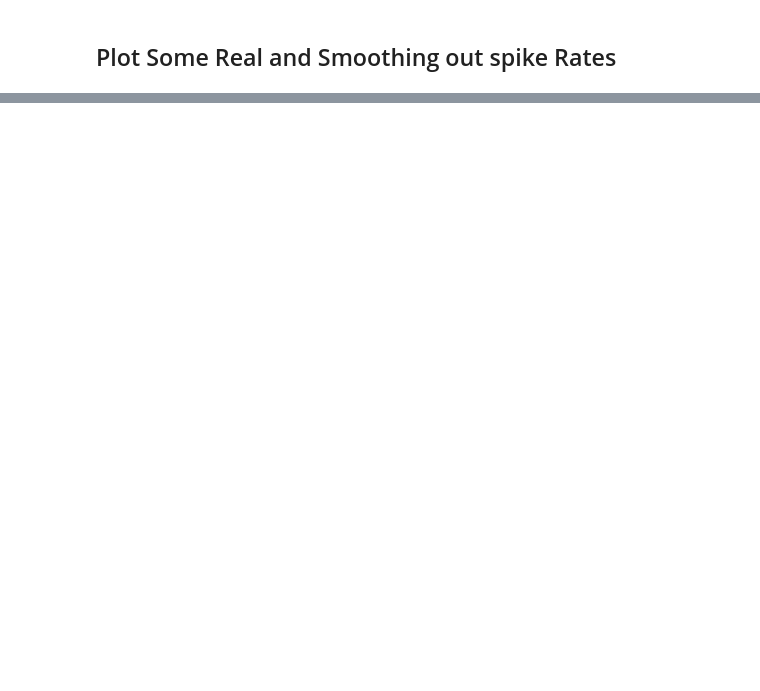
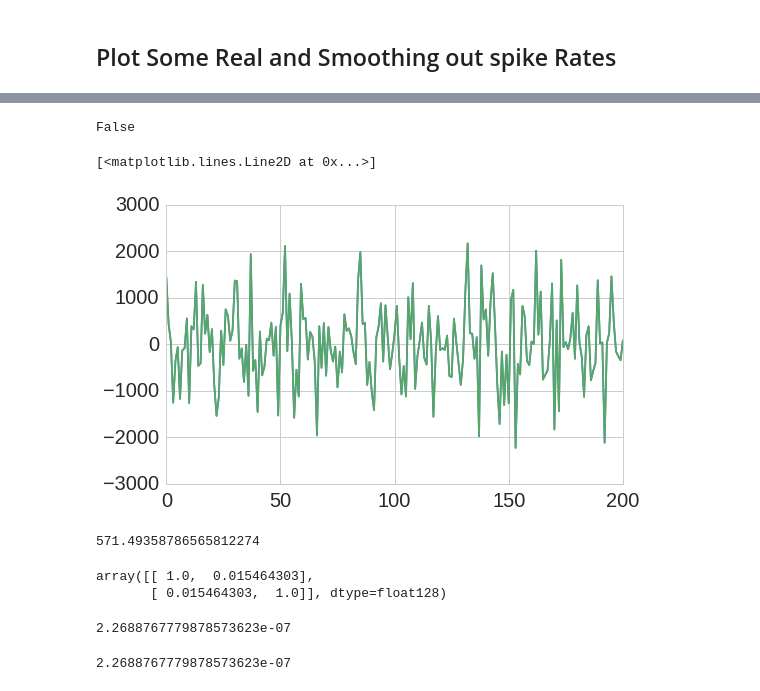
Before and after one commit to yves-weissenberger/GPR, a Jupyter notebook: GPFA_E_step_laplace_inf.ipynb, the cells around one changed output, grey strips where cells are left out. Saved outputs shown, nothing was run; the diff lists cells and outputs as text; code cells hidden in the pictures; blank space fills up the shorter version.

```diff
--- a/GPFA_E_step_laplace_inf.ipynb
+++ b/GPFA_E_step_laplace_inf.ipynb
@@ -758,0 +421,32 @@ def learnLTparams(oldParams, infRes, experiment, CdOptimMethod, CdMaxIter=None,
+# %%
+x2 =np.random.normal(size=x.shape)
+# %%
+xbar2 = x2.T.flatten()
+# %%
+r2 = op.approx_fprime(np.squeeze(xbar2),
+                calc_post_unNorm,
+                1e-6,
+                ybar,C_big,d,K_bigInv,t,n_neurons)
+# %%
+np.allclose(xbar2,np.array([np.squeeze(xbar2)]).T)
+# %% [output]
+False
+# %%
+r1 = calc_post_grad(np.squeeze(xbar2),ybar,C_big,d,K_bigInv,t,n_neurons)
+# %%
+plt.figure(figsize=(18,5))
+plt.subplot(1,2,1)
+plt.plot(r1)
+plt.plot(r2)
+# %% [output]
+[<matplotlib.lines.Line2D at 0x...>]
+[figure, added]
+# %%
+np.sum(r1-r2)
+# %% [output]
+571.49358786565812274
+# %%
+np.corrcoef(r1,r2)
+# %% [output]
+array([[ 1.0,  0.015464303],
+       [ 0.015464303,  1.0]], dtype=float128)
@@ -758,0 +455,8 @@ def learnLTparams(oldParams, infRes, experiment, CdOptimMethod, CdMaxIter=None,
+# %%
+norm(r1-r2)/norm(r1+r2)
+# %% [output]
+2.2688767779878573623e-07
+# %%
+norm(r1-r2)/norm(r1+r2)
+# %% [output]
+2.2688767779878573623e-07
```
Also changed, not shown: parts of 58 cells of this notebook, 5 other files.
